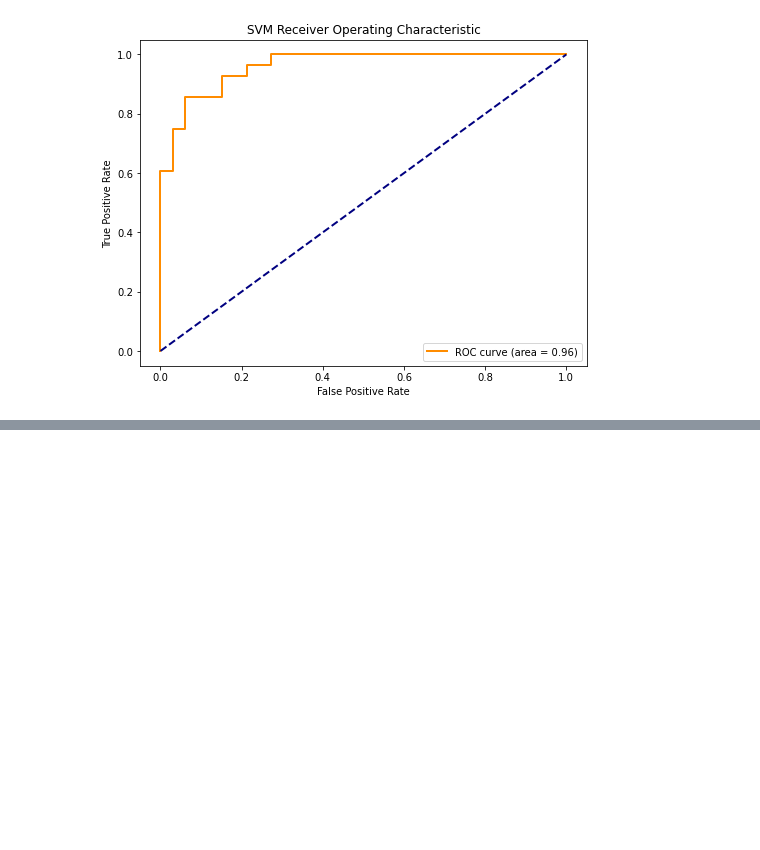
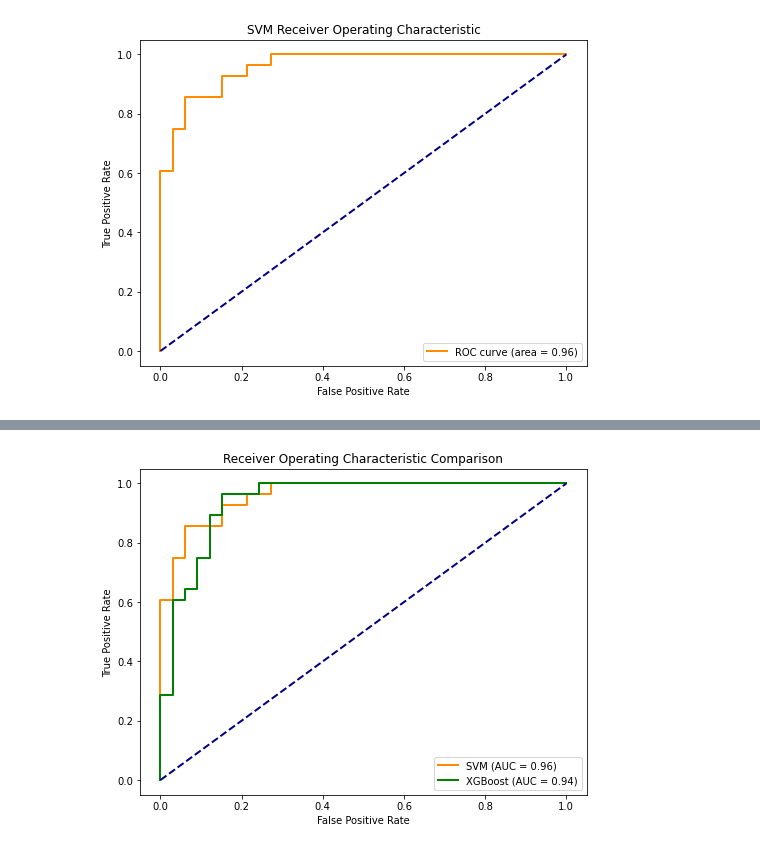
Before and after one commit to chenxi-liu233/24Fall_CSCI6806_Group10, a Jupyter notebook: models/Chenxi-SVM&XGBoost.ipynb, the cells around one changed output, grey strips where cells are left out. Drawn from its saved outputs; the diff is of its cells as text; code cells hidden in the pictures; blank space fills up the shorter version.

```diff
--- a/models/Chenxi-SVM&XGBoost.ipynb
+++ b/models/Chenxi-SVM&XGBoost.ipynb
@@ -362,0 +365,20 @@ plt.show()
+# %%
+#Combined ROC Curves
+plt.figure(figsize=(8,6))
+
+# SVM ROC
+plt.plot(fpr_svm, tpr_svm, color='darkorange', lw=2, label='SVM (AUC = %0.2f)' % roc_auc_svm)
+
+# XGBoost ROC
+plt.plot(fpr_xgb, tpr_xgb, color='green', lw=2, label='XGBoost (AUC = %0.2f)' % roc_auc_xgb)
+
+# Diagonal line
+plt.plot([0, 1], [0, 1], color='navy', lw=2, linestyle='--')
+
+plt.title('Receiver Operating Characteristic Comparison')
+plt.xlabel('False Positive Rate')
+plt.ylabel('True Positive Rate')
+plt.legend(loc='lower right')
+plt.show()
+# %% [output]
+[figure, added]
```
Also changed, not shown: parts of 2 cells of this notebook.
